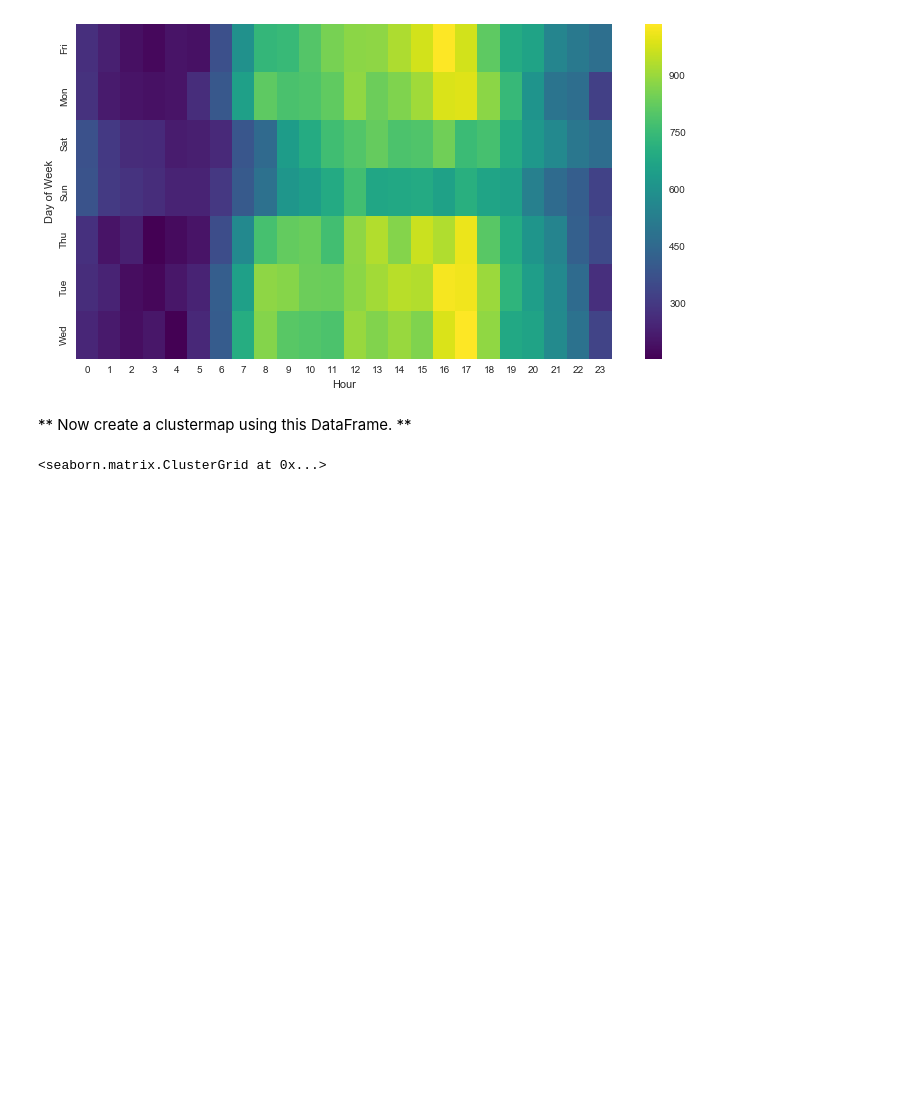
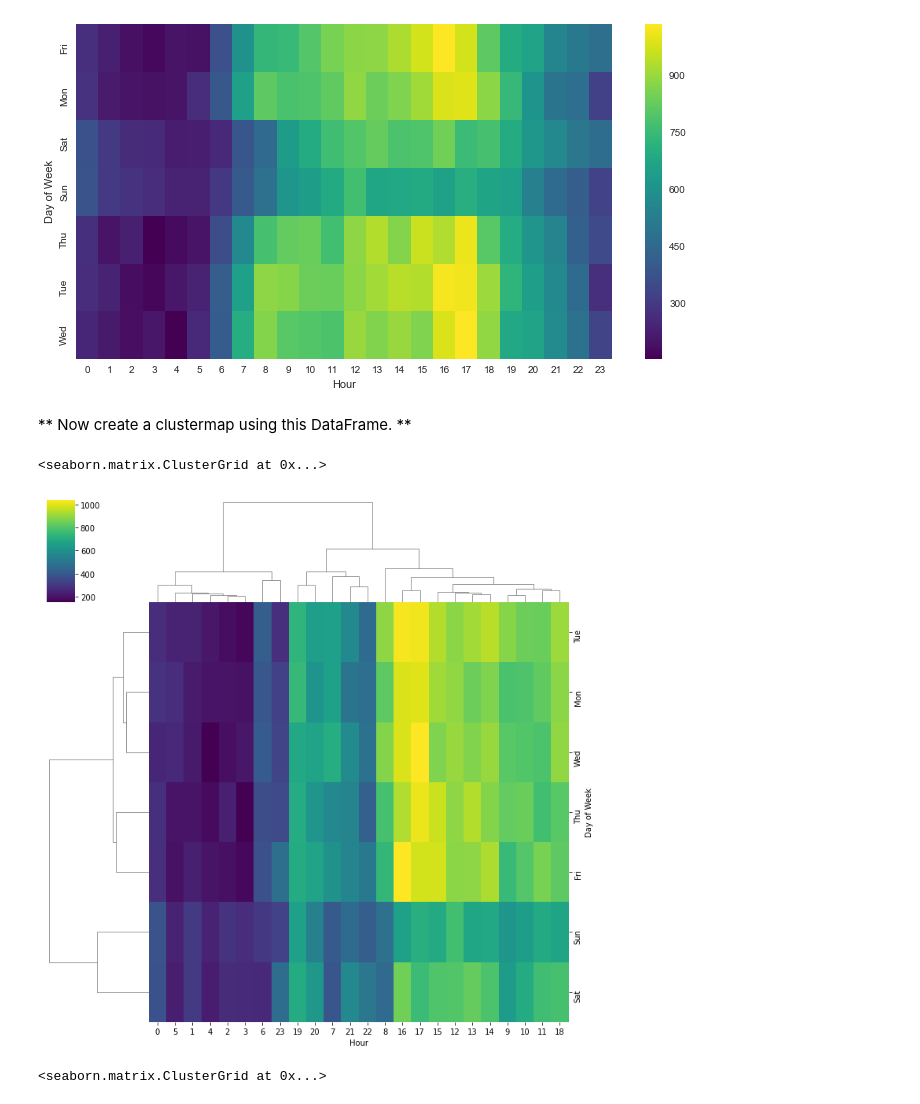
Before and after one commit to makncheese69420/911-Capstone-Project, a Jupyter notebook: 01-911 Calls Data Capstone Project.ipynb, the cells around one changed output. Saved outputs shown, nothing was run; the diff lists cells and outputs as text; code cells hidden in the pictures; blank space fills up the shorter version.

```diff
--- a/01-911 Calls Data Capstone Project.ipynb
+++ b/01-911 Calls Data Capstone Project.ipynb
@@ -314,6 +347,11 @@ ____
 [figure]
 # %% [markdown]
 ** Now create a clustermap using this DataFrame. **
+# %%
+sn.clustermap(dfGrid, cmap='viridis')
+# %% [output]
+<seaborn.matrix.ClusterGrid at 0x...>
+[figure, added]
 # %%
 # %% [output]
 <seaborn.matrix.ClusterGrid at 0x...>
```
Also changed, not shown: parts of 4 cells of this notebook.
